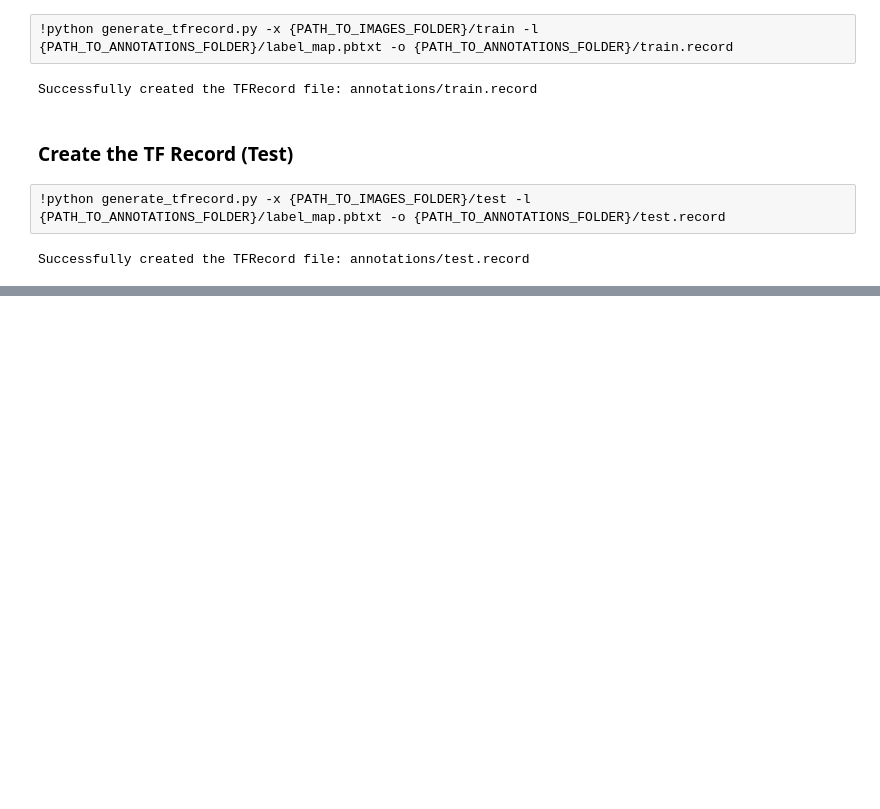
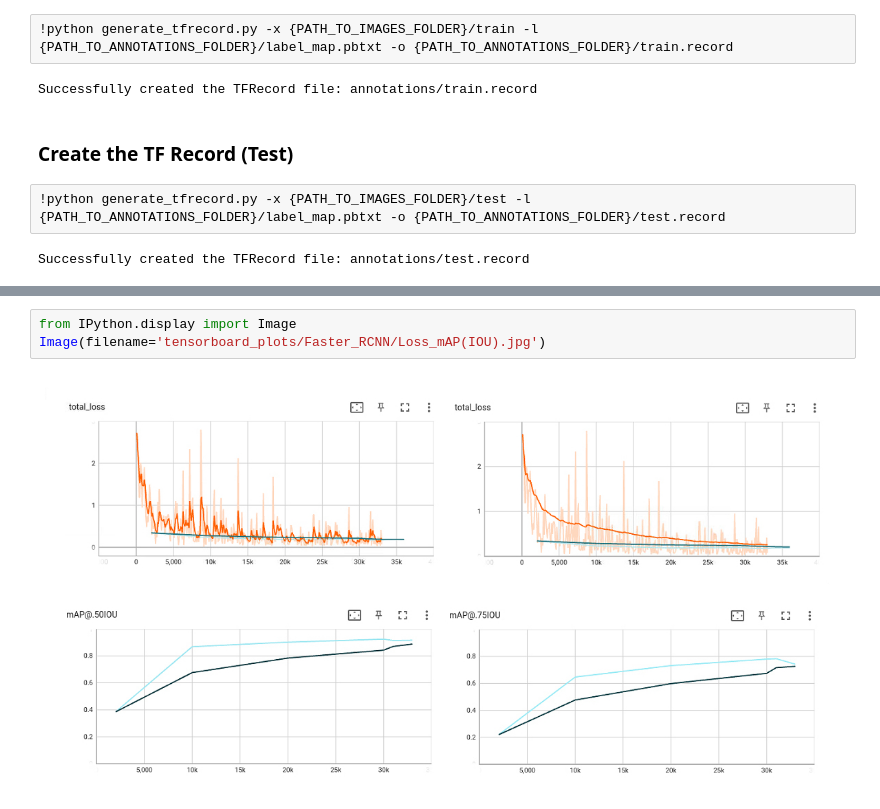
Before and after one commit to AbdullahTabassam/Custom-Object-Detection, a Jupyter notebook: JupyterNotebooks/2 - Training.ipynb, the cells around one changed output, grey strips where cells are left out. Cells and saved outputs as stored; diff of their text form; blank space fills up the shorter version.

```diff
--- a/JupyterNotebooks/2 - Training.ipynb
+++ b/JupyterNotebooks/2 - Training.ipynb
@@ -53,0 +117,5 @@ Successfully created the TFRecord file: annotations/test.record
+# %%
+from IPython.display import Image
+Image(filename='tensorboard_plots/Faster_RCNN/Loss_mAP(IOU).jpg')
+# %% [output]
+[figure, added]
```
Also changed, not shown: parts of 7 cells of this notebook.
